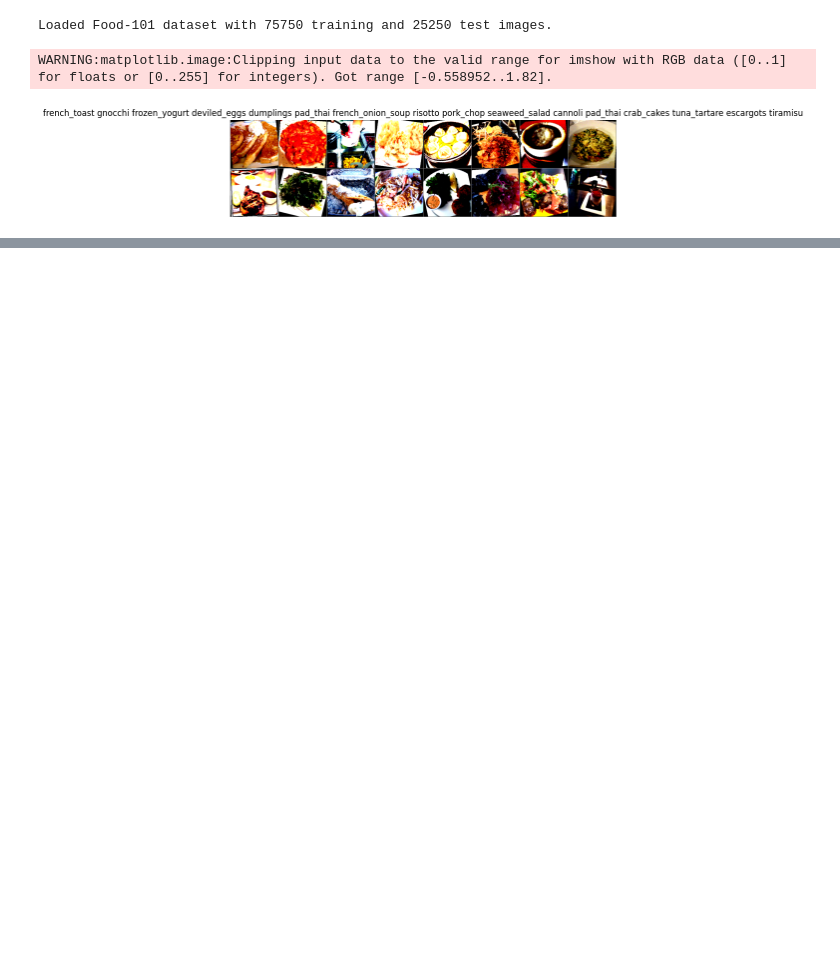
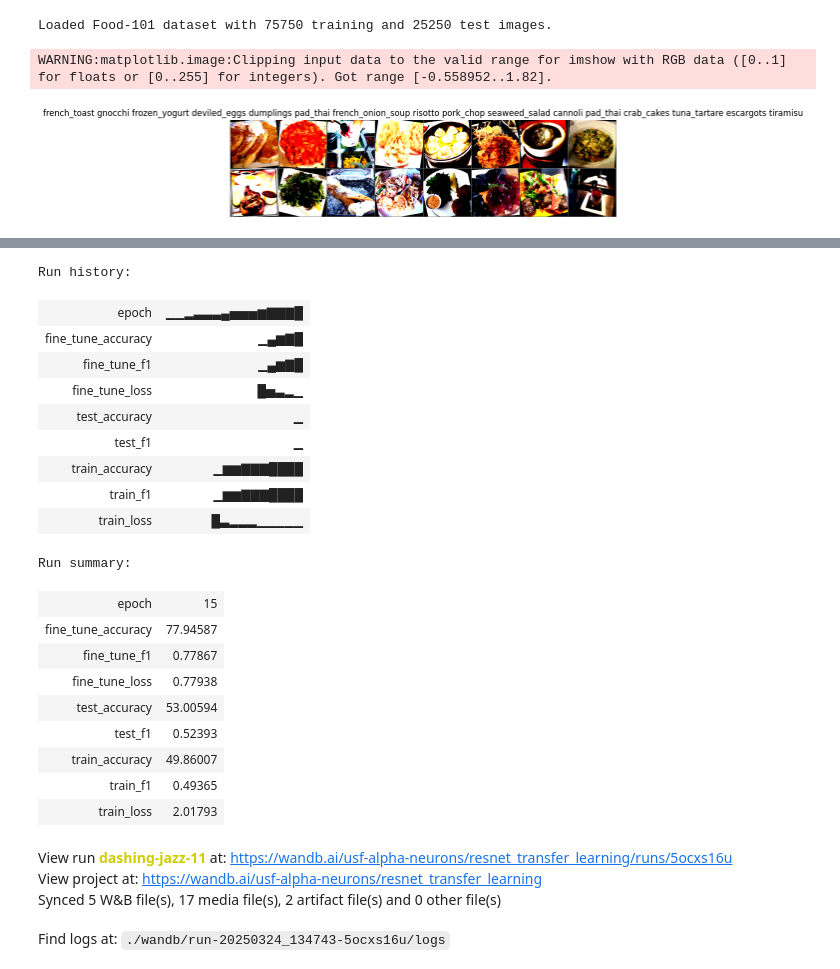
Before and after one commit to sonalshreya25/DeepLearning, a Jupyter notebook: Resnet4.ipynb, the cells around one changed output, grey strips where cells are left out. Saved outputs shown, nothing was run; the diff lists cells and outputs as text; code cells hidden in the pictures; blank space fills up the shorter version.

```diff
--- a/Resnet4.ipynb
+++ b/Resnet4.ipynb
@@ -128,0 +277,41 @@ WARNING:matplotlib.image:Clipping input data to the valid range for imshow with
+# %%
+# Fine-tune for 5 more epochs
+for epoch in range(5):
+    model.train()
+    running_loss, correct, total = 0.0, 0, 0
+    y_true, y_pred = [], []
+
+    for inputs, labels in trainloader:
+        inputs, labels = inputs.to(device), labels.to(device)
+        optimizer.zero_grad()
+        outputs = model(inputs)
+        loss = criterion(outputs, labels)
+        loss.backward()
+        optimizer.step()
+
+        running_loss += loss.item()
+        _, predicted = outputs.max(1)
+        total += labels.size(0)
+        correct += predicted.eq(labels).sum().item()
+
+        y_true.extend(labels.cpu().numpy())
+        y_pred.extend(predicted.cpu().numpy())
+
+    fine_tune_acc = 100 * correct / total
+    fine_tune_loss = running_loss / len(trainloader)
+    fine_tune_f1 = f1_score(y_true, y_pred, average='macro')
+
+    # Log fine-tuning metrics
+    wandb.log({"epoch": epoch + 1 + num_epochs, "fine_tune_loss": fine_tune_loss, "fine_tune_accuracy": fine_tune_acc, "fine_tune_f1": fine_tune_f1})
+
+    print(f"Fine-tune Epoch [{epoch+1}/5] - Loss: {fine_tune_loss:.4f}, Accuracy: {fine_tune_acc:.2f}%, F1-score: {fine_tune_f1:.4f}")
+
+# Save the fine-tuned model
+torch.save(model.state_dict(), "resnet34_food101_finetuned.pth")
+artifact = wandb.Artifact(name="resnet_transfer_learning", type="model")
+artifact.add_file("resnet34_food101_finetuned.pth")
+
+# Log the artifact to W&B
+wandb.log_artifact(artifact)
+wandb.finish()
+# %% [output]
@@ -128,0 +324,24 @@ WARNING:matplotlib.image:Clipping input data to the valid range for imshow with
+Run history:
+| epoch | ▁▁▂▃▃▃▄▅▅▅▆▇▇▇█ |
+| fine_tune_accuracy | ▁▄▆▇█ |
+| fine_tune_f1 | ▁▄▆▇█ |
+| fine_tune_loss | █▅▃▂▁ |
+| test_accuracy | ▁ |
+| test_f1 | ▁ |
+| train_accuracy | ▁▆▆▇▇▇████ |
+| train_f1 | ▁▆▆▇▇▇████ |
+| train_loss | █▃▂▂▂▁▁▁▁▁ |
+Run summary:
+| epoch | 15 |
+| fine_tune_accuracy | 77.94587 |
+| fine_tune_f1 | 0.77867 |
+| fine_tune_loss | 0.77938 |
+| test_accuracy | 53.00594 |
+| test_f1 | 0.52393 |
+| train_accuracy | 49.86007 |
+| train_f1 | 0.49365 |
+| train_loss | 2.01793 |
+View run dashing-jazz-11 at: https://wandb.ai/usf-alpha-neurons/resnet_transfer_learning/runs/5ocxs16u
+View project at: https://wandb.ai/usf-alpha-neurons/resnet_transfer_learning
+Synced 5 W&B file(s), 17 media file(s), 2 artifact file(s) and 0 other file(s)
+Find logs at: ./wandb/run-20250324_134743-5ocxs16u/logs
```
Also changed, not shown: parts of 21 cells of this notebook.
